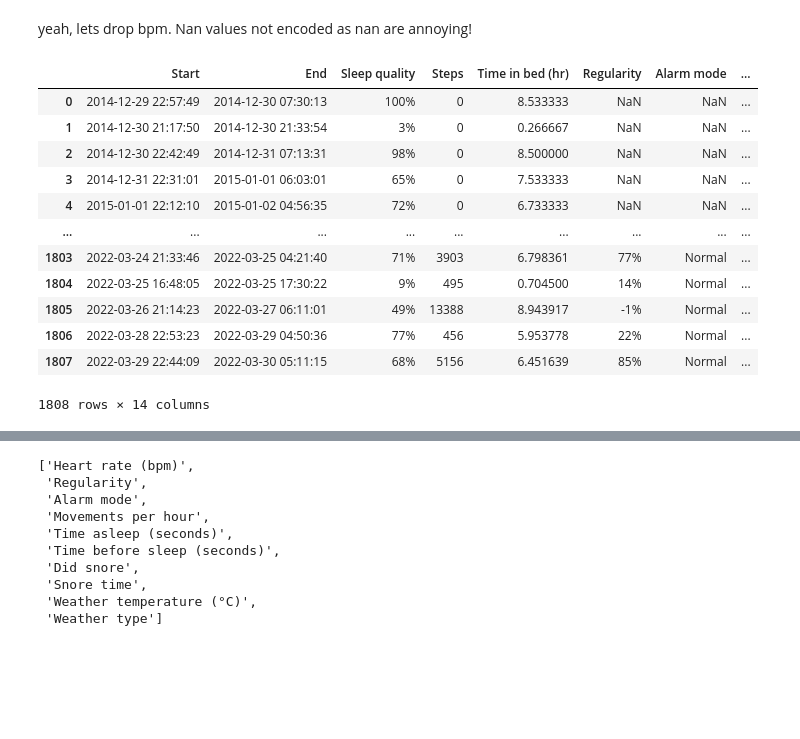
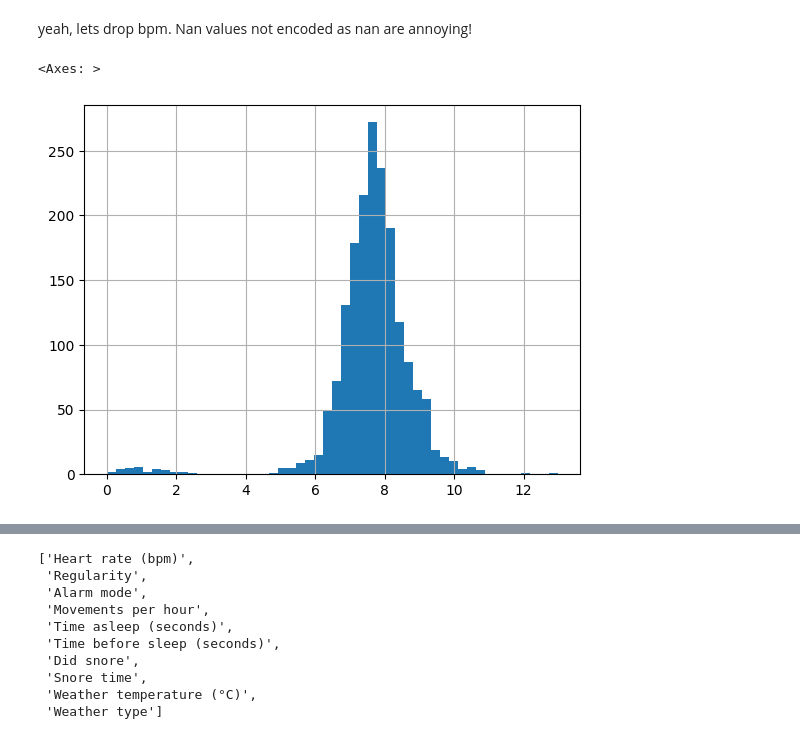
Before and after one commit to ricd99/endToEndML, a Jupyter notebook: notebooks/EDA.ipynb, the cells around one changed output, grey strips where cells are left out. Drawn from its saved outputs; the diff is of its cells as text; code cells hidden in the pictures; blank space fills up the shorter version.

```diff
--- a/notebooks/EDA.ipynb
+++ b/notebooks/EDA.ipynb
@@ -240,18 +244,7 @@ np.int64(162)
 # %% [markdown]
 yeah, lets drop bpm. Nan values not encoded as nan are annoying!
 # %%
-df.drop(columns=["Heart rate (bpm)"])
+df["Time in bed (hr)"].hist(bins=50)
 # %% [output]
-|  | Start | End | Sleep quality | Steps | Time in bed (hr) | Regularity | Alarm mode | ... |
-| 0 | 2014-12-29 22:57:49 | 2014-12-30 07:30:13 | 100% | 0 | 8.533333 | NaN | NaN | ... |
-| 1 | 2014-12-30 21:17:50 | 2014-12-30 21:33:54 | 3% | 0 | 0.266667 | NaN | NaN | ... |
-| 2 | 2014-12-30 22:42:49 | 2014-12-31 07:13:31 | 98% | 0 | 8.500000 | NaN | NaN | ... |
-| 3 | 2014-12-31 22:31:01 | 2015-01-01 06:03:01 | 65% | 0 | 7.533333 | NaN | NaN | ... |
-| 4 | 2015-01-01 22:12:10 | 2015-01-02 04:56:35 | 72% | 0 | 6.733333 | NaN | NaN | ... |
-| ... | ... | ... | ... | ... | ... | ... | ... | ... |
-| 1803 | 2022-03-24 21:33:46 | 2022-03-25 04:21:40 | 71% | 3903 | 6.798361 | 77% | Normal | ... |
-| 1804 | 2022-03-25 16:48:05 | 2022-03-25 17:30:22 | 9% | 495 | 0.704500 | 14% | Normal | ... |
-| 1805 | 2022-03-26 21:14:23 | 2022-03-27 06:11:01 | 49% | 13388 | 8.943917 | -1% | Normal | ... |
-| 1806 | 2022-03-28 22:53:23 | 2022-03-29 04:50:36 | 77% | 456 | 5.953778 | 22% | Normal | ... |
-| 1807 | 2022-03-29 22:44:09 | 2022-03-30 05:11:15 | 68% | 5156 | 6.451639 | 85% | Normal | ... |
-1808 rows × 14 columns
+<Axes: >
+[figure, added]
```
Also changed, not shown: parts of 9 cells of this notebook.
